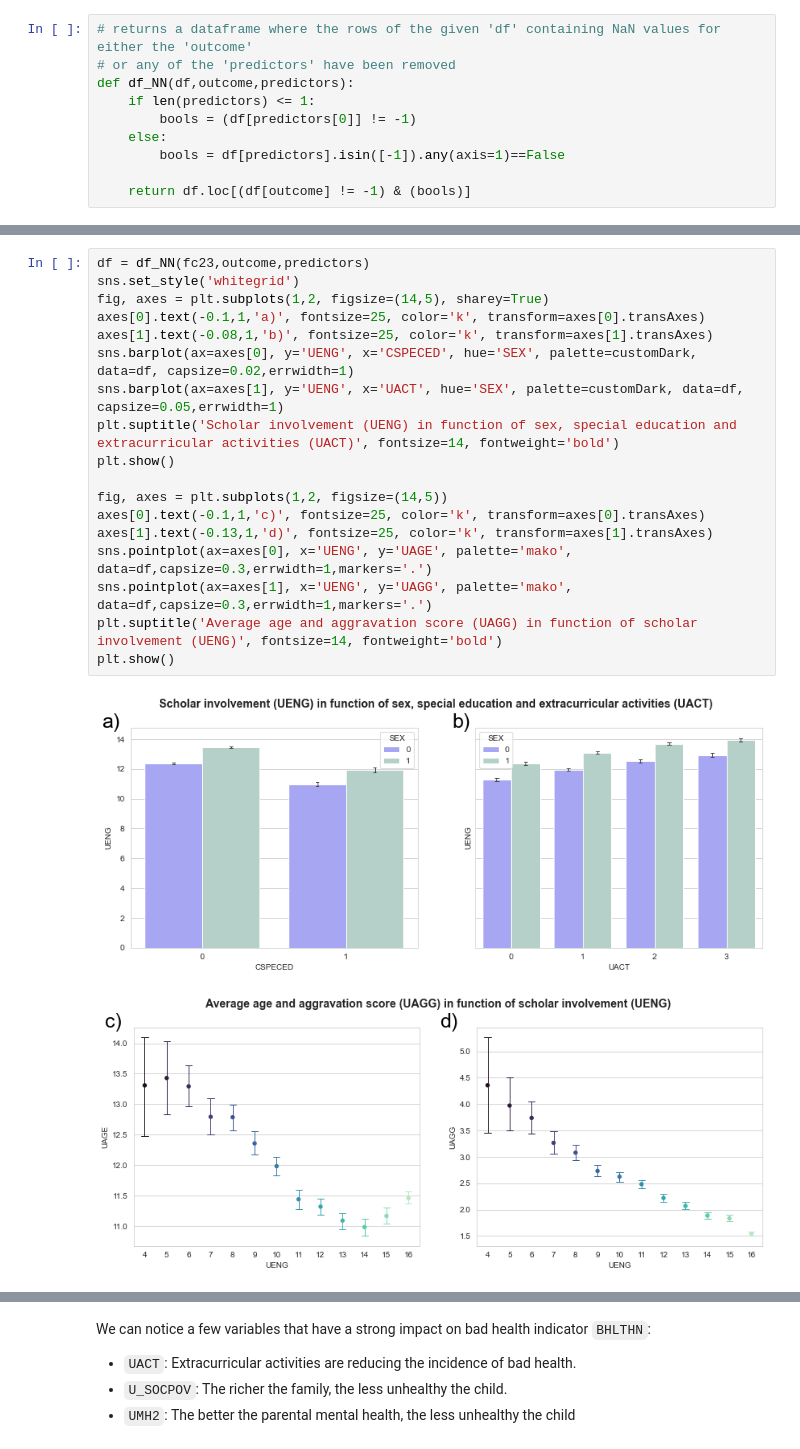
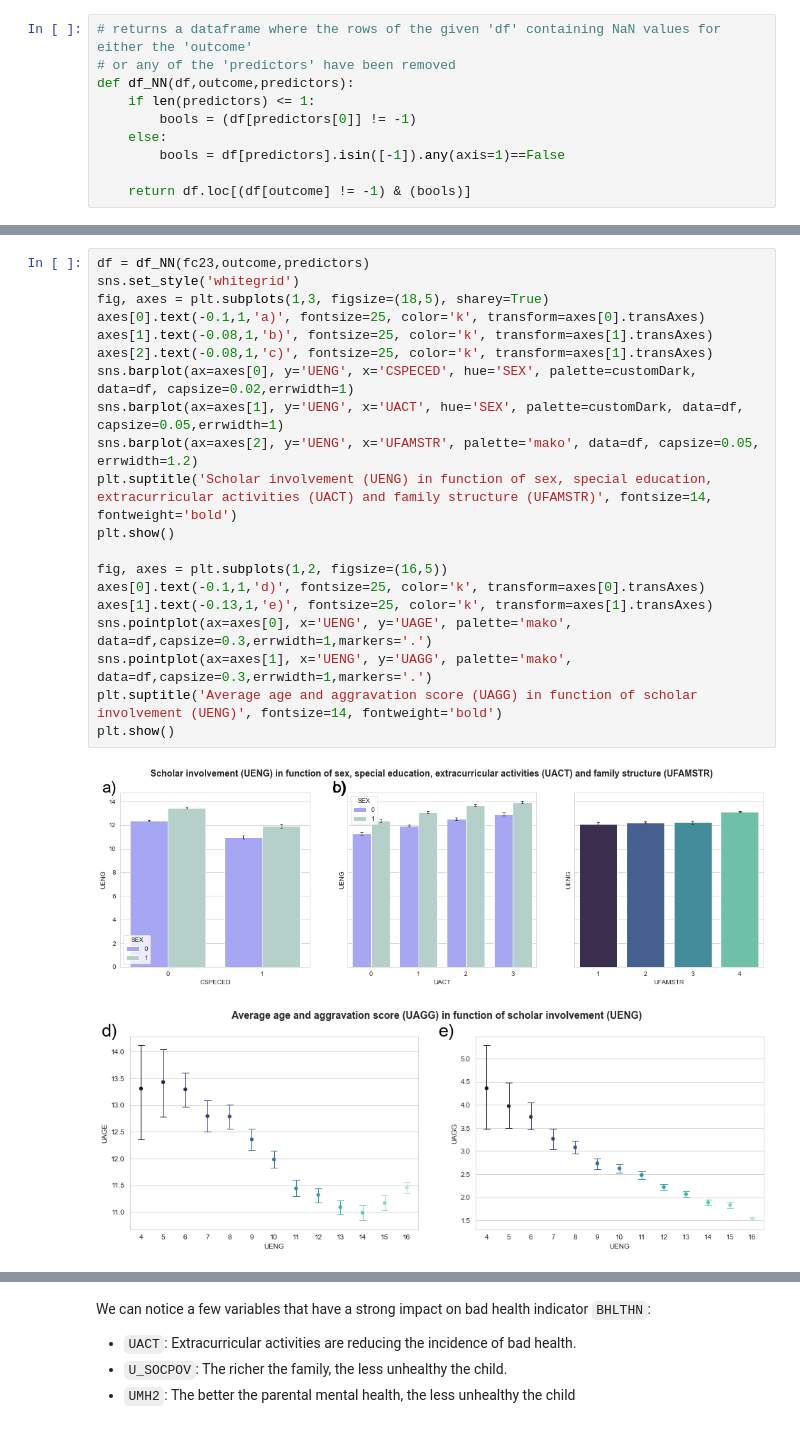
Before and after one commit to epfl-ada/ada-2020-project-milestone-p3-p3_ada-boi, a Jupyter notebook: creative_extension.ipynb, the cells around one changed output, grey strips where cells are left out. Saved outputs shown, nothing was run; the diff lists cells and outputs as text.

Commit message:
need only conclusion and figure analysis part 1)

```diff
--- a/creative_extension.ipynb
+++ b/creative_extension.ipynb
@@ -200,21 +209,23 @@ We can notice a few variables that have a strong impact on scholar involvement (
 # %%
 df = df_NN(fc23,outcome,predictors)
 sns.set_style('whitegrid')
-fig, axes = plt.subplots(1,2, figsize=(14,5), sharey=True)
+fig, axes = plt.subplots(1,3, figsize=(18,5), sharey=True)
 axes[0].text(-0.1,1,'a)', fontsize=25, color='k', transform=axes[0].transAxes)
 axes[1].text(-0.08,1,'b)', fontsize=25, color='k', transform=axes[1].transAxes)
+axes[2].text(-0.08,1,'c)', fontsize=25, color='k', transform=axes[1].transAxes)
 sns.barplot(ax=axes[0], y='UENG', x='CSPECED', hue='SEX', palette=customDark, data=df, capsize=0.02,errwidth=1)
 sns.barplot(ax=axes[1], y='UENG', x='UACT', hue='SEX', palette=customDark, data=df, capsize=0.05,errwidth=1)
-plt.suptitle('Scholar involvement (UENG) in function of sex, special education and extracurricular activities (UACT)', fontsize=14, fontweight='bold')
+sns.barplot(ax=axes[2], y='UENG', x='UFAMSTR', palette='mako', data=df, capsize=0.05, errwidth=1.2)
+plt.suptitle('Scholar involvement (UENG) in function of sex, special education, extracurricular activities (UACT) and family structure (UFAMSTR)', fontsize=14, fontweight='bold')
 plt.show()
 
-fig, axes = plt.subplots(1,2, figsize=(14,5))
-axes[0].text(-0.1,1,'c)', fontsize=25, color='k', transform=axes[0].transAxes)
-axes[1].text(-0.13,1,'d)', fontsize=25, color='k', transform=axes[1].transAxes)
+fig, axes = plt.subplots(1,2, figsize=(16,5))
+axes[0].text(-0.1,1,'d)', fontsize=25, color='k', transform=axes[0].transAxes)
+axes[1].text(-0.13,1,'e)', fontsize=25, color='k', transform=axes[1].transAxes)
 sns.pointplot(ax=axes[0], x='UENG', y='UAGE', palette='mako', data=df,capsize=0.3,errwidth=1,markers='.')
 sns.pointplot(ax=axes[1], x='UENG', y='UAGG', palette='mako', data=df,capsize=0.3,errwidth=1,markers='.')
 plt.suptitle('Average age and aggravation score (UAGG) in function of scholar involvement (UENG)', fontsize=14, fontweight='bold')
 plt.show()
 # %% [output]
-[figure, old version]
+[figure, new version]
-[figure, old version]
+[figure, new version]
```
Also changed, not shown: parts of 98 cells of this notebook.
